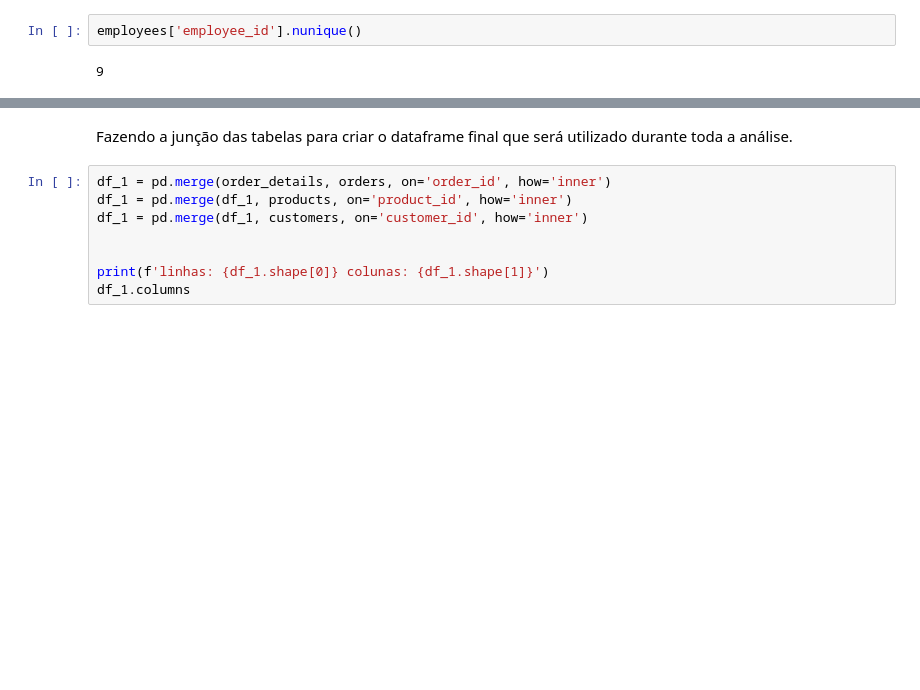
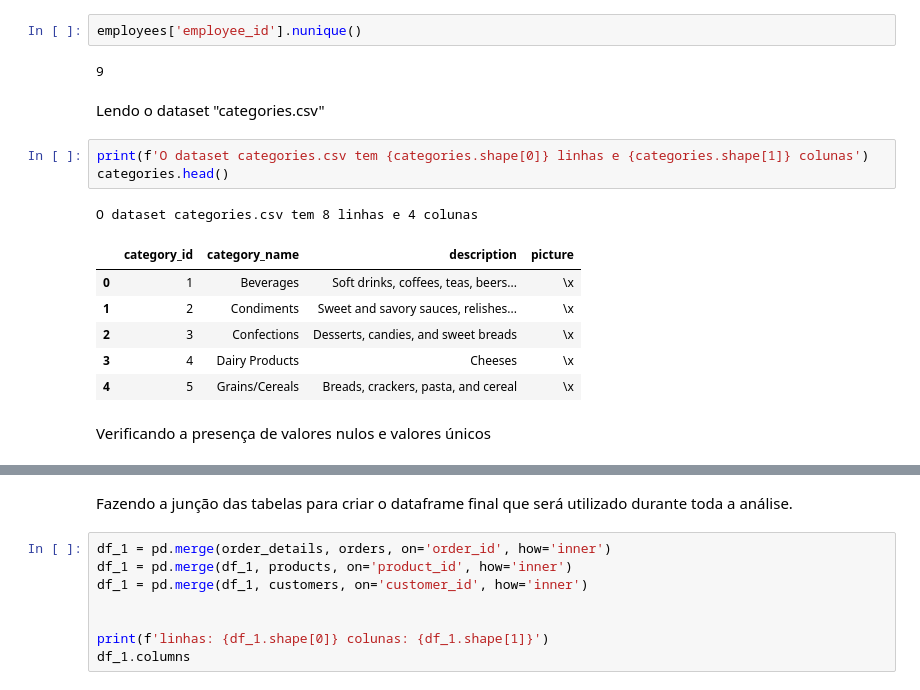
Before and after one commit to raulward/projeto-northwind, a Jupyter notebook: woorkbook.ipynb, the cells around one changed output, grey strips where cells are left out. Cells and saved outputs as stored; diff of their text form; blank space fills up the shorter version.

```diff
--- a/woorkbook.ipynb
+++ b/woorkbook.ipynb
@@ -373,3 +469,18 @@ memory usage: 1.4+ KB
 employees['employee_id'].nunique()
 # %% [output]
 9
+# %% [markdown]
+Lendo o dataset "categories.csv"
+# %%
+print(f'O dataset categories.csv tem {categories.shape[0]} linhas e {categories.shape[1]} colunas')
+categories.head()
+# %% [output]
+O dataset categories.csv tem 8 linhas e 4 colunas
+|  | category_id | category_name | description | picture |
+| 0 | 1 | Beverages | Soft drinks, coffees, teas, beers... | \x |
+| 1 | 2 | Condiments | Sweet and savory sauces, relishes... | \x |
+| 2 | 3 | Confections | Desserts, candies, and sweet breads | \x |
+| 3 | 4 | Dairy Products | Cheeses | \x |
+| 4 | 5 | Grains/Cereals | Breads, crackers, pasta, and cereal | \x |
+# %% [markdown]
+Verificando a presença de valores nulos e valores únicos
```
Also changed, not shown: parts of 26 cells of this notebook.
